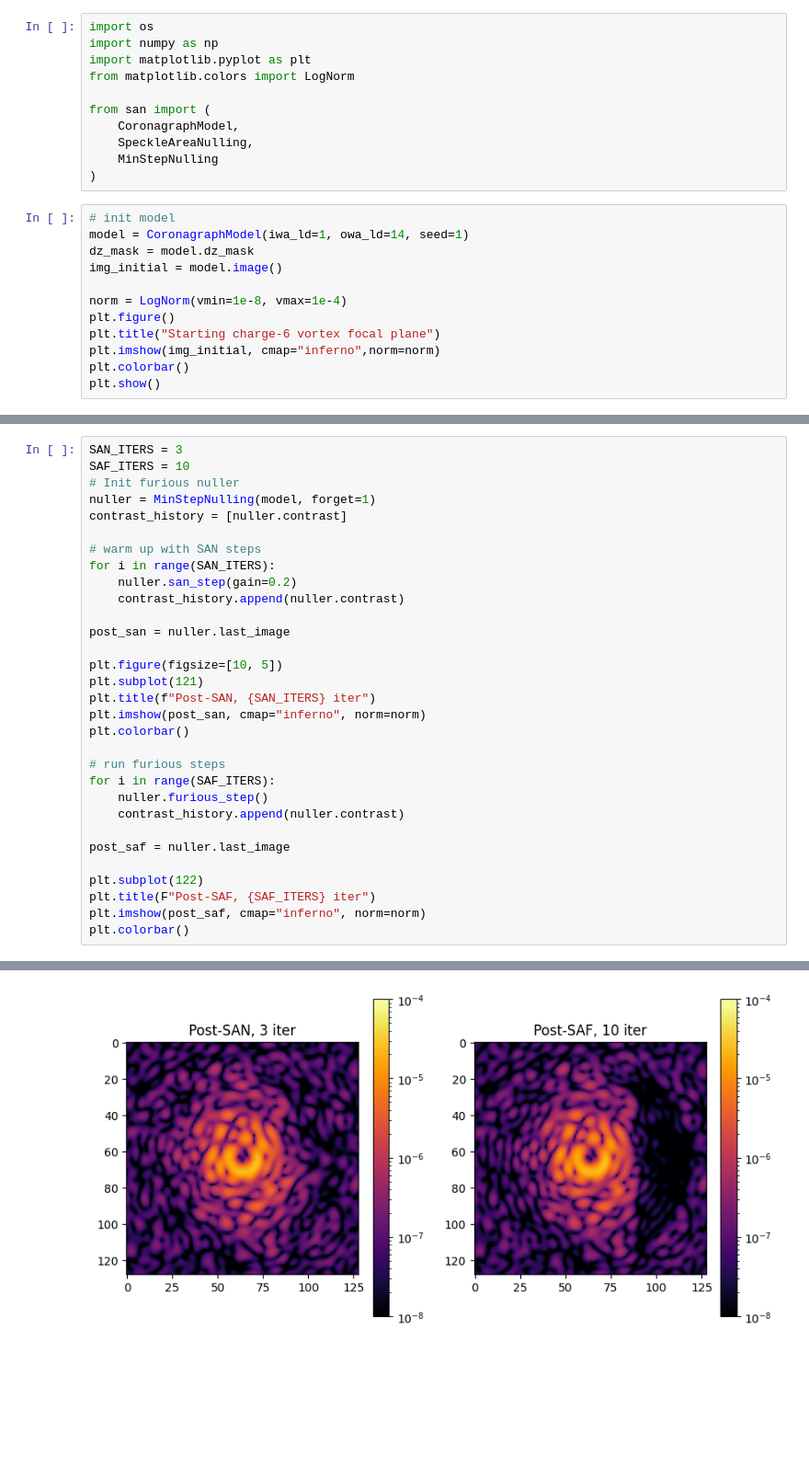
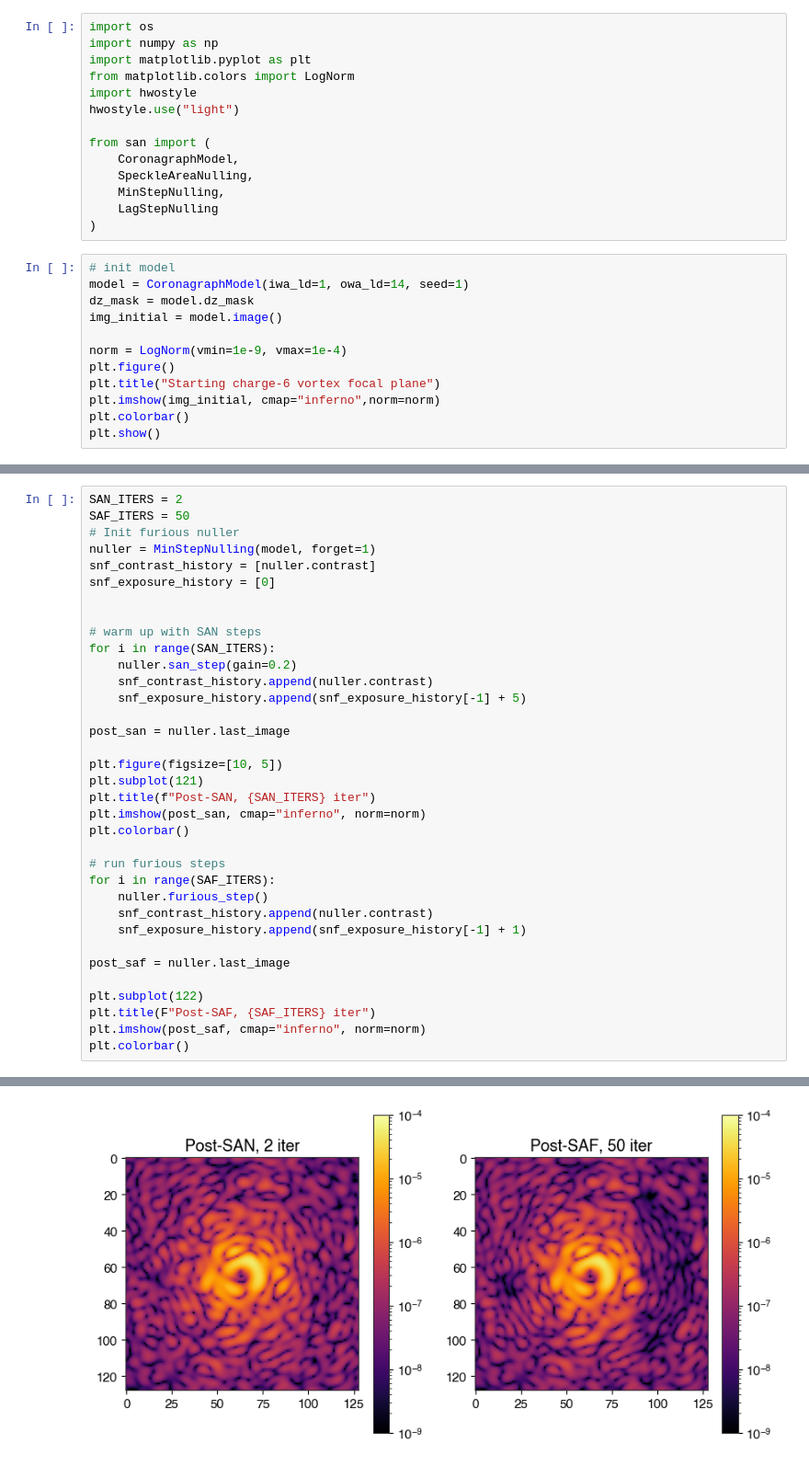
Before and after one commit to Jashcraf/san_and_furious, a Jupyter notebook: algo_test.ipynb, the cells around one changed output, grey strips where cells are left out. Shown at 92% size. Drawn from its saved outputs; the diff is of its cells as text; blank space fills up the shorter version.

```diff
--- a/algo_test.ipynb
+++ b/algo_test.ipynb
@@ -3,11 +3,14 @@ import os
 import numpy as np
 import matplotlib.pyplot as plt
 from matplotlib.colors import LogNorm
+import hwostyle
+hwostyle.use("light")
 
 from san import (
     CoronagraphModel,
     SpeckleAreaNulling,
-    MinStepNulling
+    MinStepNulling,
+    LagStepNulling
 )
 # %%
 # init model
@@ -15,7 +18,7 @@ model = CoronagraphModel(iwa_ld=1, owa_ld=14, seed=1)
 dz_mask = model.dz_mask
 img_initial = model.image()
 
-norm = LogNorm(vmin=1e-8, vmax=1e-4)
+norm = LogNorm(vmin=1e-9, vmax=1e-4)
 plt.figure()
 plt.title("Starting charge-6 vortex focal plane")
 plt.imshow(img_initial, cmap="inferno",norm=norm)
@@ -26,34 +31,38 @@ plt.show()
 # %%
-SAN_ITERS = 3
-SAF_ITERS = 10
+SAN_ITERS = 2
+SAF_ITERS = 50
 # Init furious nuller
 nuller = MinStepNulling(model, forget=1)
-contrast_history = [nuller.contrast]
+snf_contrast_history = [nuller.contrast]
+snf_exposure_history = [0]
+
 
 # warm up with SAN steps
 for i in range(SAN_ITERS):
     nuller.san_step(gain=0.2)
-    contrast_history.append(nuller.contrast)
+    snf_contrast_history.append(nuller.contrast)
+    snf_exposure_history.append(snf_exposure_history[-1] + 5)
 
 post_san = nuller.last_image
 
 plt.figure(figsize=[10, 5])
 plt.subplot(121)
 plt.title(f"Post-SAN, {SAN_ITERS} iter")
 plt.imshow(post_san, cmap="inferno", norm=norm)
 plt.colorbar()
 
 # run furious steps
 for i in range(SAF_ITERS):
     nuller.furious_step()
-    contrast_history.append(nuller.contrast)
+    snf_contrast_history.append(nuller.contrast)
+    snf_exposure_history.append(snf_exposure_history[-1] + 1)
 
 post_saf = nuller.last_image
 
 plt.subplot(122)
 plt.title(F"Post-SAF, {SAF_ITERS} iter")
 plt.imshow(post_saf, cmap="inferno", norm=norm)
 plt.colorbar()
 # %% [output]
 <matplotlib.colorbar.Colorbar at 0x...>
-[figure, old version]
+[figure, new version]
```
Also changed, not shown: parts of 11 cells of this notebook, 1 other file.
